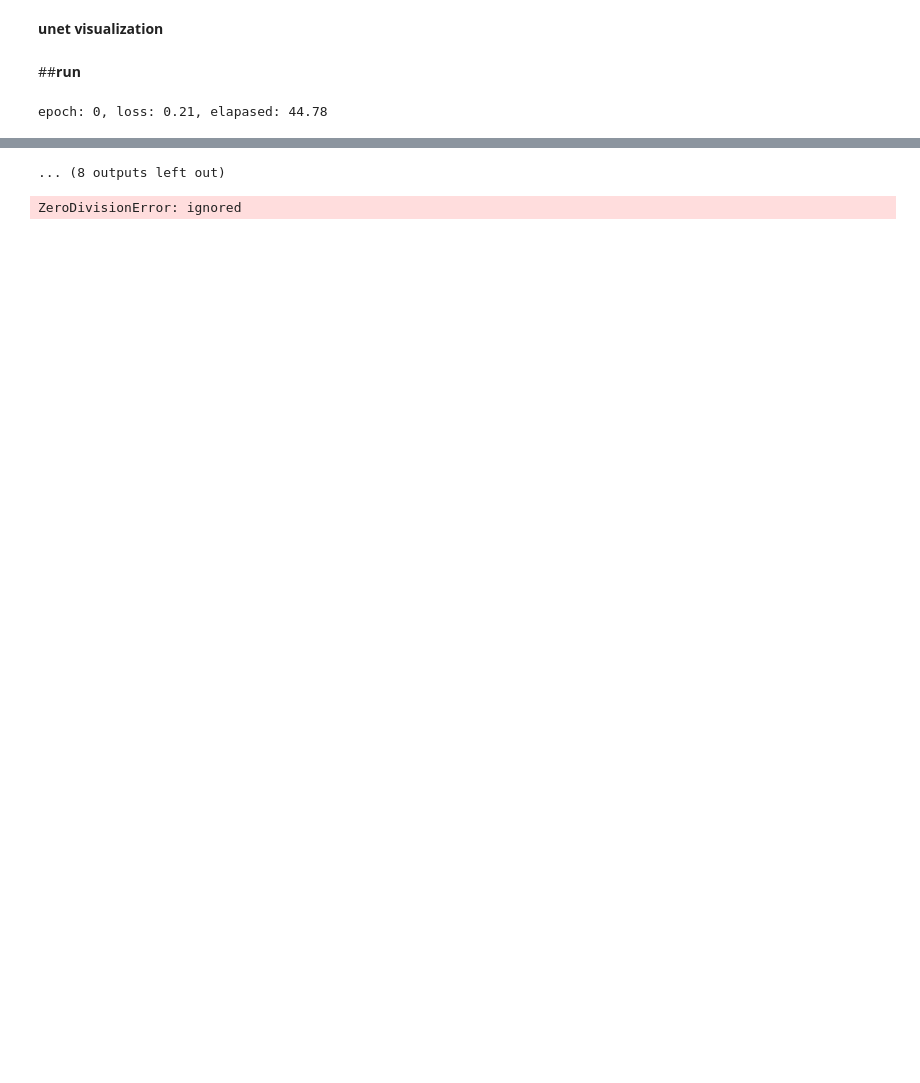
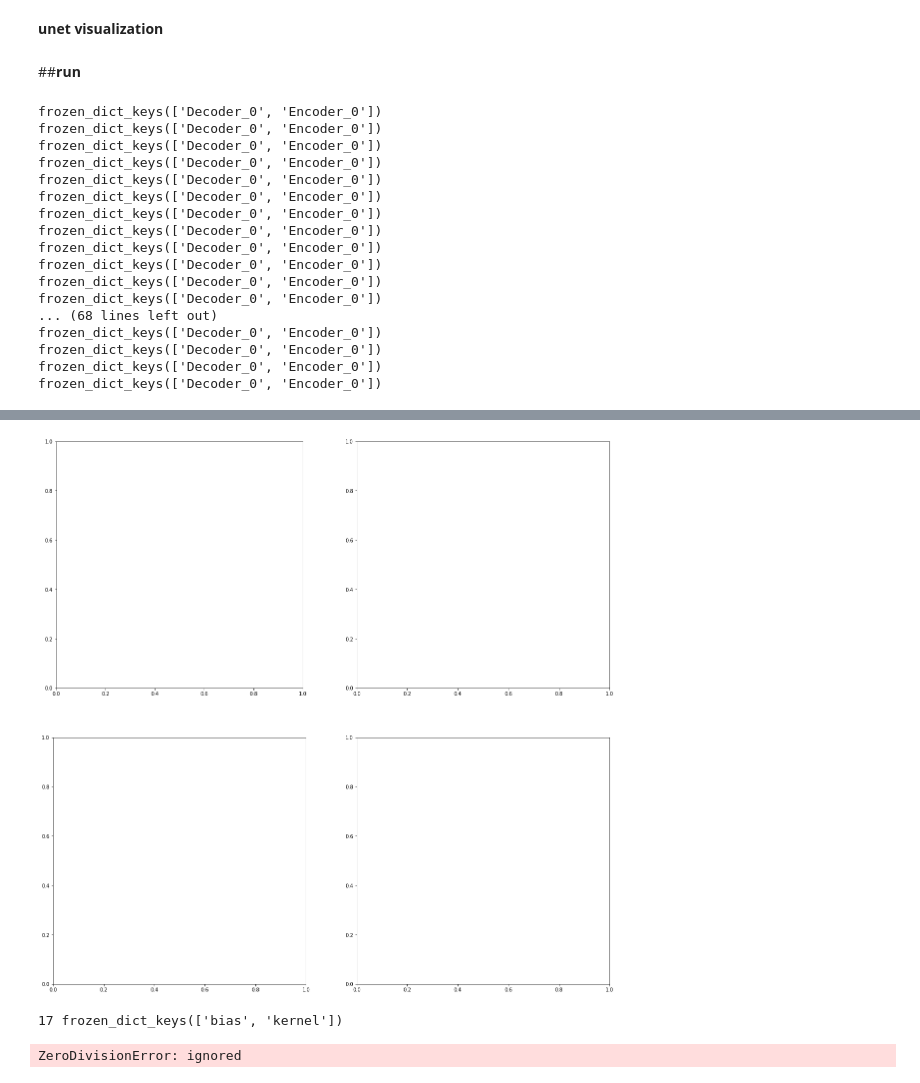
Before and after one commit to 1kaiser/jax-unet, a Jupyter notebook: SegmenatationJaxUnet.ipynb, the cells around one changed output, grey strips where cells are left out. Cells and saved outputs as stored; diff of their text form; code cells hidden in the pictures; blank space fills up the shorter version.

Commit message:
visualization wip

```diff
--- a/SegmenatationJaxUnet.ipynb
+++ b/SegmenatationJaxUnet.ipynb
@@ -297,32 +296,47 @@ def train_step(x, y, train_state, is_training=True):
     return loss, train_state
 
 
-def main():
-    train_set = read_train_data()
-    unet = UNet()
+# def main():
+train_set = read_train_data()
+unet = UNet()
 
-    init_rngs = {'params': jax.random.PRNGKey(0), 'dropout': jax.random.PRNGKey(1)}
+init_rngs = {'params': jax.random.PRNGKey(0), 'dropout': jax.random.PRNGKey(1)}
 
-    unet_variables = unet.init(init_rngs, jnp.ones([1, IMAGE_SIZE, IMAGE_SIZE, 3]))
+unet_variables = unet.init(init_rngs, jnp.ones([1, IMAGE_SIZE, IMAGE_SIZE, 3]))
 
-    optimizer = optax.adam(learning_rate=0.001)
+optimizer = optax.adam(learning_rate=0.001)
 
-    train_state = CustomTrainState.create(apply_fn=unet.apply, params=unet_variables["params"], tx=optimizer, batch_stats=unet_variables["batch_stats"])
+train_state = CustomTrainState.create(apply_fn=unet.apply, params=unet_variables["params"], tx=optimizer, batch_stats=unet_variables["batch_stats"])
 
-    checkpoints.save_checkpoint(ckpt_dir=CKPT_DIR, target=train_state, step=0, overwrite=True)
+checkpoints.save_checkpoint(ckpt_dir=CKPT_DIR, target=train_state, step=0, overwrite=True)
 
-    for e in tqdm(range(20)):
-        loss_avg = 0
-        tic = time.time()
-        for x, y in train_set.as_numpy_iterator():
-            loss, train_state = train_step(x, y, train_state, True)
-            loss_avg += loss
-        VisualizeKernel(train_state.params, e)
-        loss_avg /= len(train_set)
-        elapsed = time.time() - tic
-        print(f"epoch: {e}, loss: {loss_avg:0.2f}, elapased: {elapsed:0.2f}")
+for e in tqdm(range(20)):
+    loss_avg = 0
+    tic = time.time()
+    for x, y in train_set.as_numpy_iterator():
+        loss, train_state = train_step(x, y, train_state, True)
+        loss_avg += loss
+    loss_avg /= len(train_set)
+    elapsed = time.time() - tic
+    print(f"epoch: {e}, loss: {loss_avg:0.2f}, elapased: {elapsed:0.2f}")
 
-if __name__ == '__main__':
-    main()
+# if __name__ == '__main__':
+#     main()
 # %% [output]
-epoch: 0, loss: 0.21, elapased: 44.78
+frozen_dict_keys(['Decoder_0', 'Encoder_0'])
+frozen_dict_keys(['Decoder_0', 'Encoder_0'])
+frozen_dict_keys(['Decoder_0', 'Encoder_0'])
+frozen_dict_keys(['Decoder_0', 'Encoder_0'])
+frozen_dict_keys(['Decoder_0', 'Encoder_0'])
+frozen_dict_keys(['Decoder_0', 'Encoder_0'])
+frozen_dict_keys(['Decoder_0', 'Encoder_0'])
+frozen_dict_keys(['Decoder_0', 'Encoder_0'])
+frozen_dict_keys(['Decoder_0', 'Encoder_0'])
+frozen_dict_keys(['Decoder_0', 'Encoder_0'])
+frozen_dict_keys(['Decoder_0', 'Encoder_0'])
+frozen_dict_keys(['Decoder_0', 'Encoder_0'])
+... (68 lines left out)
+frozen_dict_keys(['Decoder_0', 'Encoder_0'])
+frozen_dict_keys(['Decoder_0', 'Encoder_0'])
+frozen_dict_keys(['Decoder_0', 'Encoder_0'])
+frozen_dict_keys(['Decoder_0', 'Encoder_0'])
@@ -340,4 +345,8 @@ epoch: 11, loss: 0.06, elapased: 14.91
-... (8 outputs left out)
+[figure, added]
+# %%
+print(len(train_state.params['Decoder_0'].keys()), train_state.params['Decoder_0']['Conv_0'].keys())
+# %% [output]
+17 frozen_dict_keys(['bias', 'kernel'])
 # %%
 
 def predict():
```
Also changed, not shown: parts of 4 cells of this notebook.
